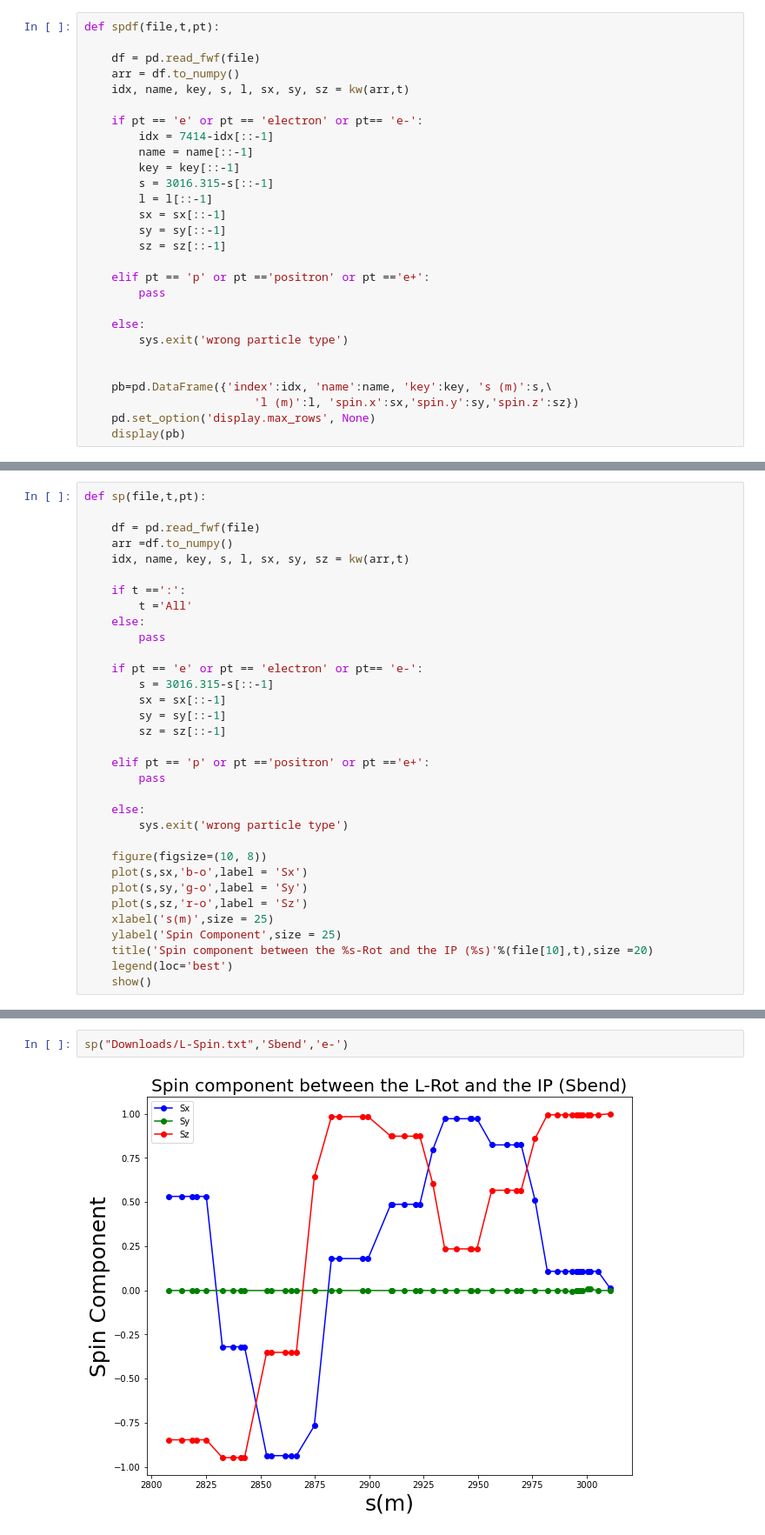
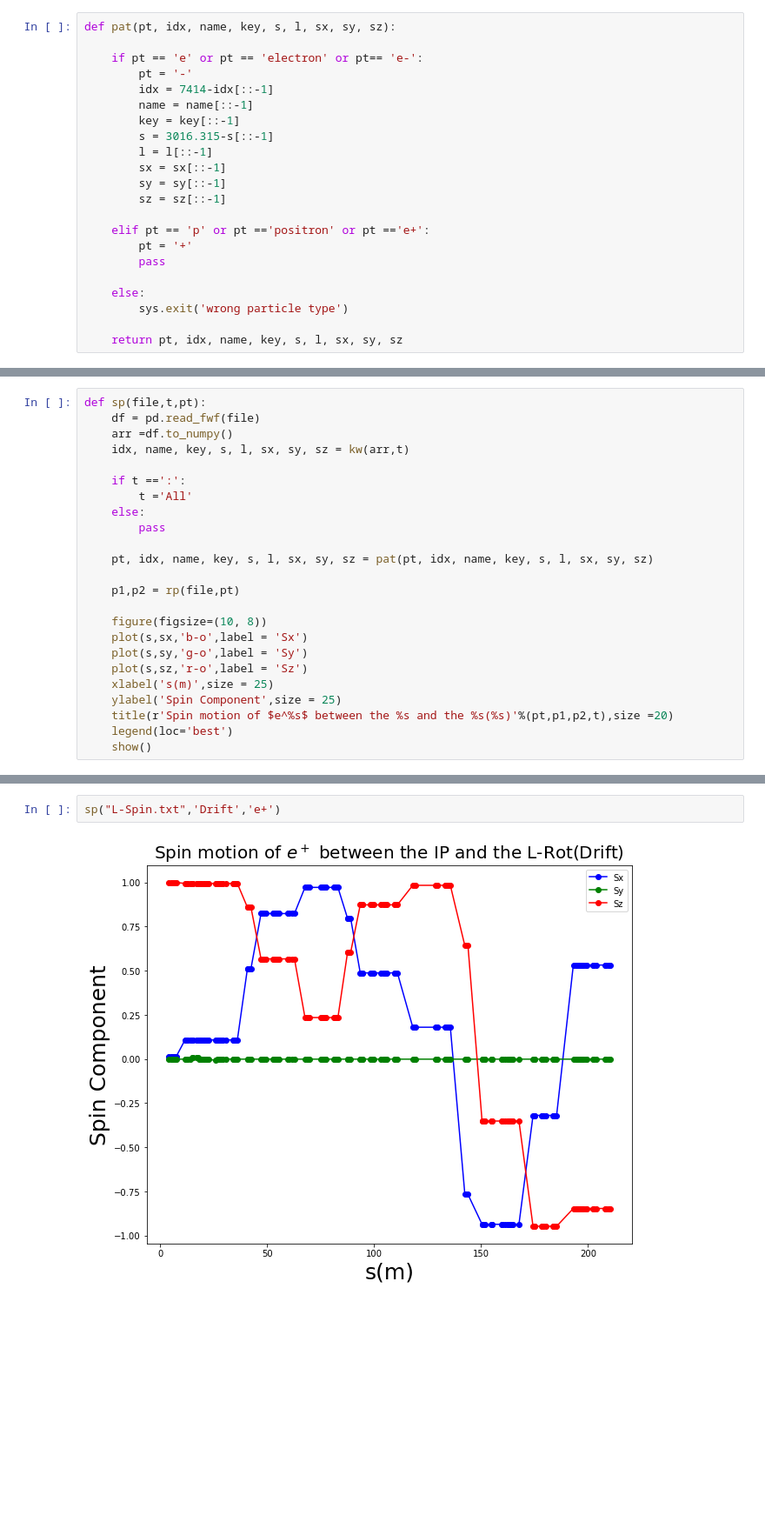
Before and after one commit to LordHao/UVIC-PHYS, a Jupyter notebook: rot-spin.ipynb, the cells around one changed output, grey strips where cells are left out. Shown at 87% size. Saved outputs shown, nothing was run; the diff lists cells and outputs as text; blank space fills up the shorter version.

```diff
--- a/rot-spin.ipynb
+++ b/rot-spin.ipynb
@@ -103,11 +129,8 @@ def kw(arr,t):
 # %%
-def spdf(file,t,pt):
-
-    df = pd.read_fwf(file)
-    arr = df.to_numpy()
-    idx, name, key, s, l, sx, sy, sz = kw(arr,t)
+def pat(pt, idx, name, key, s, l, sx, sy, sz):
 
     if pt == 'e' or pt == 'electron' or pt== 'e-':
+        pt = '-'
         idx = 7414-idx[::-1]
         name = name[::-1]
         key = key[::-1]
@@ -118,13 +141,10 @@ def spdf(file,t,pt):
         sz = sz[::-1]
 
     elif pt == 'p' or pt =='positron' or pt =='e+':
+        pt = '+'
         pass
 
     else:
         sys.exit('wrong particle type')
 
-
-    pb=pd.DataFrame({'index':idx, 'name':name, 'key':key, 's (m)':s,\
-                         'l (m)':l, 'spin.x':sx,'spin.y':sy,'spin.z':sz})
-    pd.set_option('display.max_rows', None)
-    display(pb)
+    return pt, idx, name, key, s, l, sx, sy, sz
@@ -131,6 +164,5 @@ def spdf(file,t,pt):
 # %%
 def sp(file,t,pt):
-
     df = pd.read_fwf(file)
     arr =df.to_numpy()
     idx, name, key, s, l, sx, sy, sz = kw(arr,t)
@@ -140,17 +172,9 @@ def sp(file,t,pt):
     else:
         pass
 
-    if pt == 'e' or pt == 'electron' or pt== 'e-':
-        s = 3016.315-s[::-1]
-        sx = sx[::-1]
-        sy = sy[::-1]
-        sz = sz[::-1]
+    pt, idx, name, key, s, l, sx, sy, sz = pat(pt, idx, name, key, s, l, sx, sy, sz)
 
-    elif pt == 'p' or pt =='positron' or pt =='e+':
-        pass
-
-    else:
-        sys.exit('wrong particle type')
+    p1,p2 = rp(file,pt)
 
     figure(figsize=(10, 8))
     plot(s,sx,'b-o',label = 'Sx')
@@ -158,7 +182,7 @@ def sp(file,t,pt):
     plot(s,sz,'r-o',label = 'Sz')
     xlabel('s(m)',size = 25)
     ylabel('Spin Component',size = 25)
-    title('Spin component between the %s-Rot and the IP (%s)'%(file[10],t),size =20)
+    title(r'Spin motion of $e^%s$ between the %s and the %s(%s)'%(pt,p1,p2,t),size =20)
     legend(loc='best')
     show()
 # %%
@@ -173,5 +212,5 @@ sp("Downloads/L-Spin.txt",':','electron')
 # %%
-sp("Downloads/L-Spin.txt",'Sbend','e-')
+sp("L-Spin.txt",'Drift','e+')
 # %% [output]
-[figure, old version]
+[figure, new version]
 # %%
```
Also changed, not shown: parts of 11 cells of this notebook.
